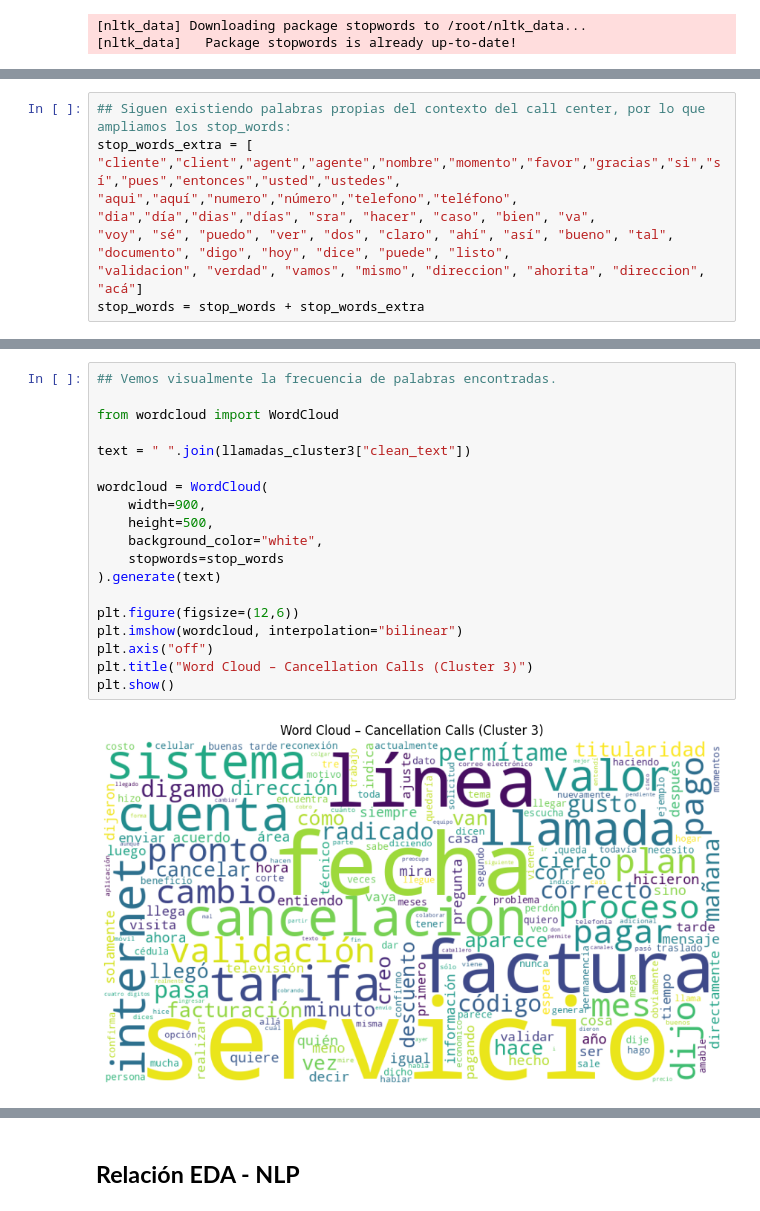
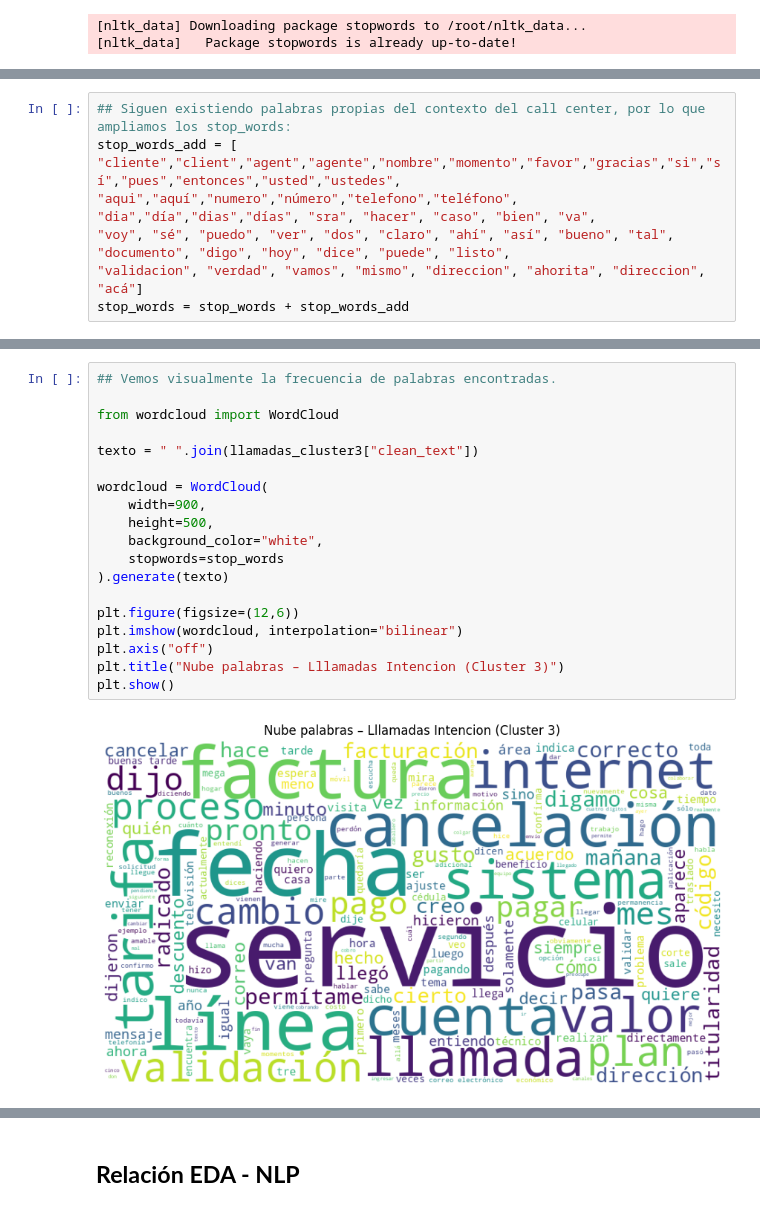
Before and after one commit to lmelisapg/PruebaTecnica, a Jupyter notebook: notebooks/PruebaTecnica_Melisa.ipynb, the cells around one changed output, grey strips where cells are left out. Saved outputs shown, nothing was run; the diff lists cells and outputs as text.

```diff
--- a/notebooks/PruebaTecnica_Melisa.ipynb
+++ b/notebooks/PruebaTecnica_Melisa.ipynb
@@ -463,11 +506,11 @@ freq_df.head(20)
 # %%
 ## Siguen existiendo palabras propias del contexto del call center, por lo que ampliamos los stop_words:
-stop_words_extra = [
+stop_words_add = [
 "cliente","client","agent","agente","nombre","momento","favor","gracias","si","sí","pues","entonces","usted","ustedes",
 "aqui","aquí","numero","número","telefono","teléfono", "dia","día","dias","días", "sra", "hacer", "caso", "bien", "va",
 "voy", "sé", "puedo", "ver", "dos", "claro", "ahí", "así", "bueno", "tal", "documento", "digo", "hoy", "dice", "puede", "listo",
 "validacion", "verdad", "vamos", "mismo", "direccion", "ahorita", "direccion", "acá"]
-stop_words = stop_words + stop_words_extra
+stop_words = stop_words + stop_words_add
 # %%
 ## Realizamos nuevamente el proceso de vectorización y creación de tabla de frecuencias:
 
@@ -519,24 +562,24 @@ plt.show()
 # %%
 ## Vemos visualmente la frecuencia de palabras encontradas.
 
 from wordcloud import WordCloud
 
-text = " ".join(llamadas_cluster3["clean_text"])
+texto = " ".join(llamadas_cluster3["clean_text"])
 
 wordcloud = WordCloud(
     width=900,
     height=500,
     background_color="white",
     stopwords=stop_words
-).generate(text)
+).generate(texto)
 
 plt.figure(figsize=(12,6))
 plt.imshow(wordcloud, interpolation="bilinear")
 plt.axis("off")
-plt.title("Word Cloud – Cancellation Calls (Cluster 3)")
+plt.title("Nube palabras – Lllamadas Intencion (Cluster 3)")
 plt.show()
 # %% [output]
-[figure, old version]
+[figure, new version]
 # %% [markdown]
 Realizamos una agrupación, que nos pueda ayudar a identificar los principales temas por los que se puede presentar el churn
 
```
Also changed, not shown: parts of 18 cells of this notebook.
